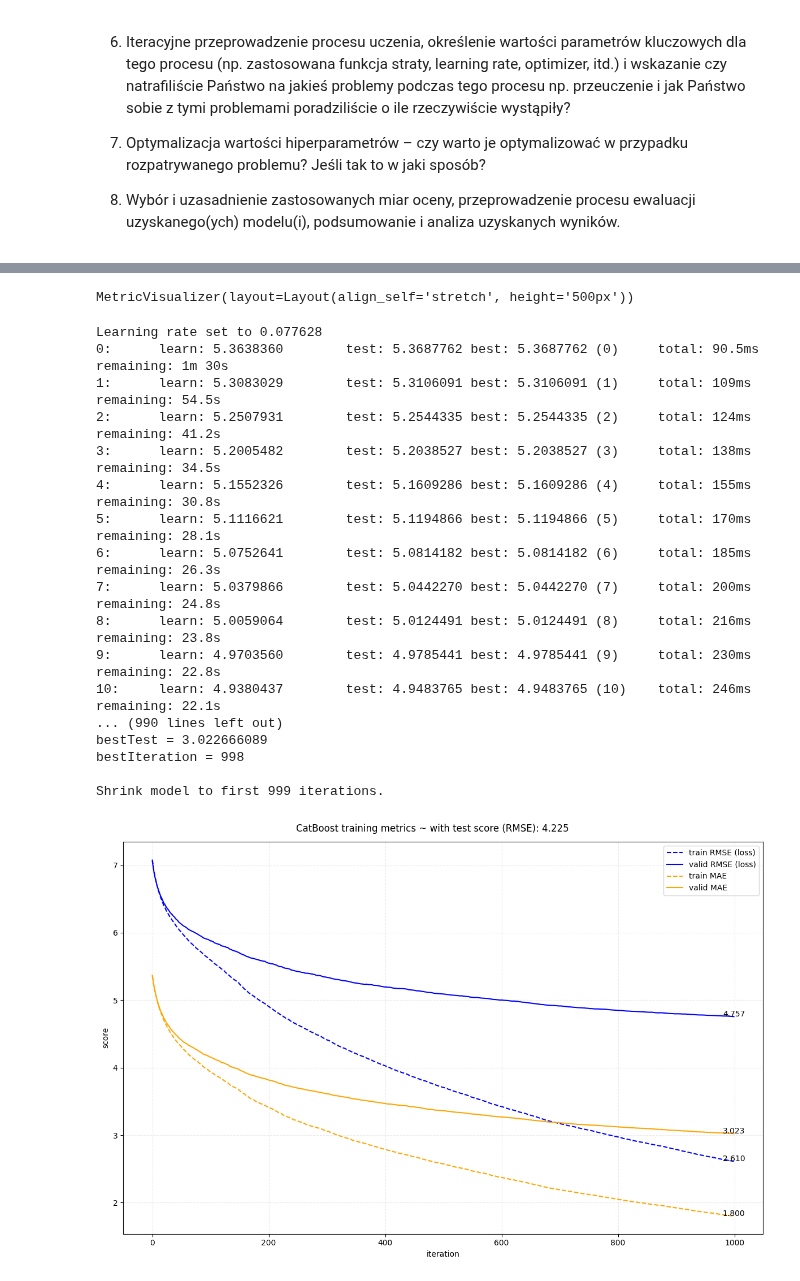
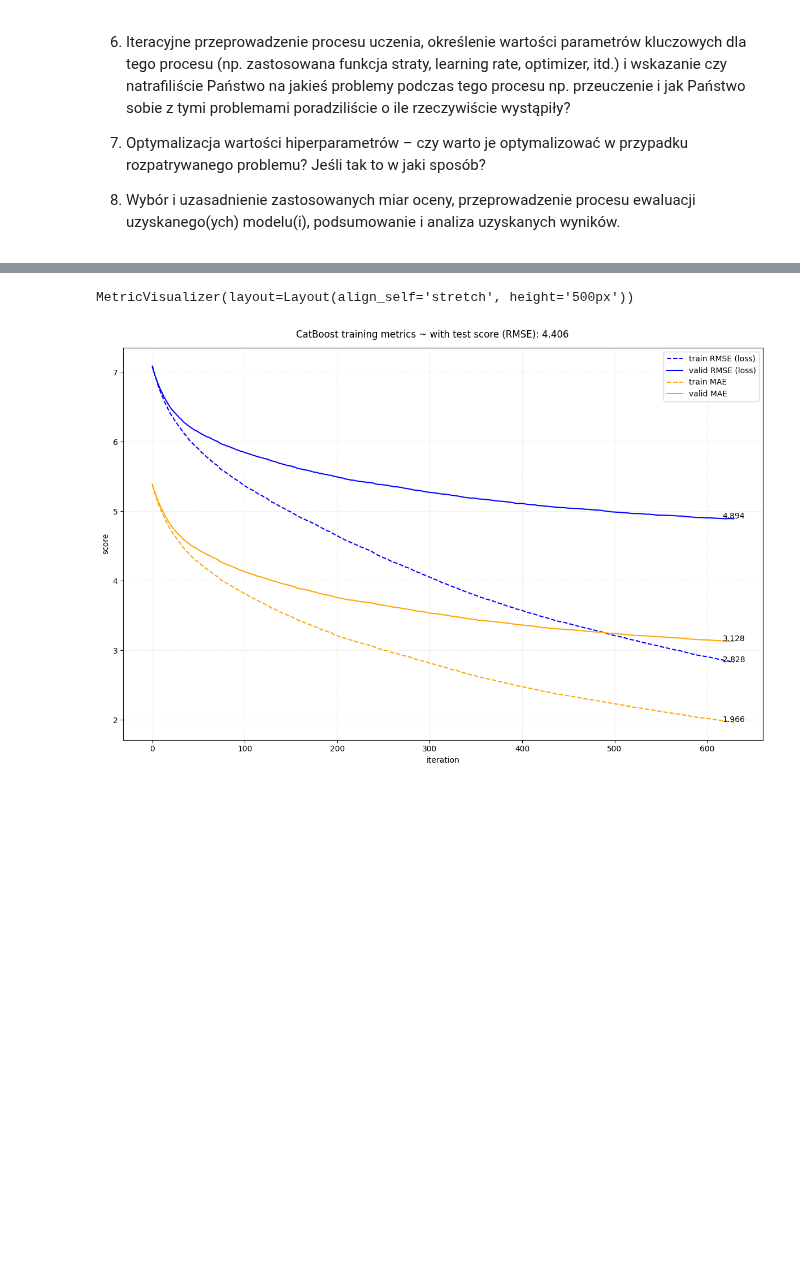
Before and after one commit to Mimikkk/2024-siwb, a Jupyter notebook: project-4/rna-quality-assessment.ipynb, the cells around one changed output, grey strips where cells are left out. Saved outputs shown, nothing was run; the diff lists cells and outputs as text; code cells hidden in the pictures; blank space fills up the shorter version.

```diff
--- a/project-4/rna-quality-assessment.ipynb
+++ b/project-4/rna-quality-assessment.ipynb
@@ -310,7 +310,7 @@ print(
 from sklearn.neural_network import MLPRegressor
 from catboost import CatBoostRegressor
 
-common_params = {"random_state": RANDOM_STATE, "verbose": True}
+common_params = {"random_state": RANDOM_STATE, "verbose": False}
 
 param_grids = {
     # MLPRegressor best params: {'alpha': 0.01, 'hidden_layer_sizes': (1250,), 'learning_rate': 'invscaling', 'learning_rate_init': 0.001}
@@ -321,8 +321,9 @@ param_grids = {
         "learning_rate": ["invscaling", "adaptive"],
         "learning_rate_init": [0.001, 0.01, 0.1],
     },
+    # CatBoostRegressor best params: {'depth': 8, 'l2_leaf_reg': 1, 'learning_rate': 0.05}
+    # with RMSE score: 4.187
     "CatBoost": {
-        "iterations": [250, 500, 750],
         "learning_rate": [0.01, 0.03, 0.05],
         "depth": [4, 6, 8],
         "l2_leaf_reg": [1, 3, 5],
@@ -339,7 +340,15 @@ regressors = {
         validation_fraction=VALID_TEST_SIZE,
         **common_params
     ),
-    "CatBoost": CatBoostRegressor(eval_metric="MAE", **common_params),
+    "CatBoost": CatBoostRegressor(
+        learning_rate=0.05,
+        depth=8,
+        l2_leaf_reg=1,
+        custom_metric="MAE",
+        eval_metric="RMSE",
+        early_stopping_rounds=8,
+        **common_params
+    ),
 }
 # %%
 rmse_scorer = make_scorer(root_mean_squared_error, greater_is_better=False)
@@ -477,51 +469,32 @@ def fit_and_predict_catboost(model: CatBoostRegressor, plot_metrics: bool = True
         )
 
         axs.plot(
             train_iter, train_metrics["MAE"], label="train MAE", color="orange", linestyle="--"
         )
         axs.text(
             x=X_POS,
             y=train_metrics["MAE"].iloc[-1] + Y_OFFSET,
             s=f"{train_metrics['MAE'].iloc[-1]:0.3f}",
             ha="center",
         )
         axs.plot(valid_iter, valid_metrics["MAE"], label="valid MAE", color="orange")
         axs.text(
             x=X_POS,
             y=valid_metrics["MAE"].iloc[-1] + Y_OFFSET,
             s=f"{valid_metrics['MAE'].iloc[-1]:0.3f}",
             ha="center",
         )
 
         axs.set_xlabel("iteration")
         axs.set_ylabel("score")
         axs.grid(linestyle="--", alpha=0.25)
         axs.legend()
 
         fig.suptitle(f"CatBoost training metrics ~ with test score (RMSE): {rmse:.3f}")
         fig.savefig(PLOTS_PATH / "catboost_plot.png")
 
 
-catboost = CatBoostRegressor(eval_metric="MAE")
-
-fit_and_predict_catboost(catboost)
+fit_and_predict_catboost(regressors["CatBoost"])
 # %% [output]
 MetricVisualizer(layout=Layout(align_self='stretch', height='500px'))
-Learning rate set to 0.077628
-0:      learn: 5.3638360        test: 5.3687762 best: 5.3687762 (0)     total: 90.5ms   remaining: 1m 30s
-1:      learn: 5.3083029        test: 5.3106091 best: 5.3106091 (1)     total: 109ms    remaining: 54.5s
-2:      learn: 5.2507931        test: 5.2544335 best: 5.2544335 (2)     total: 124ms    remaining: 41.2s
-3:      learn: 5.2005482        test: 5.2038527 best: 5.2038527 (3)     total: 138ms    remaining: 34.5s
-4:      learn: 5.1552326        test: 5.1609286 best: 5.1609286 (4)     total: 155ms    remaining: 30.8s
-5:      learn: 5.1116621        test: 5.1194866 best: 5.1194866 (5)     total: 170ms    remaining: 28.1s
-6:      learn: 5.0752641        test: 5.0814182 best: 5.0814182 (6)     total: 185ms    remaining: 26.3s
-7:      learn: 5.0379866        test: 5.0442270 best: 5.0442270 (7)     total: 200ms    remaining: 24.8s
-8:      learn: 5.0059064        test: 5.0124491 best: 5.0124491 (8)     total: 216ms    remaining: 23.8s
-9:      learn: 4.9703560        test: 4.9785441 best: 4.9785441 (9)     total: 230ms    remaining: 22.8s
-10:     learn: 4.9380437        test: 4.9483765 best: 4.9483765 (10)    total: 246ms    remaining: 22.1s
-... (990 lines left out)
-bestTest = 3.022666089
-bestIteration = 998
-
-Shrink model to first 999 iterations.
-[figure, old version]
+[figure, new version]
```
Also changed, not shown: parts of 1 cell of this notebook, 1 other file.
